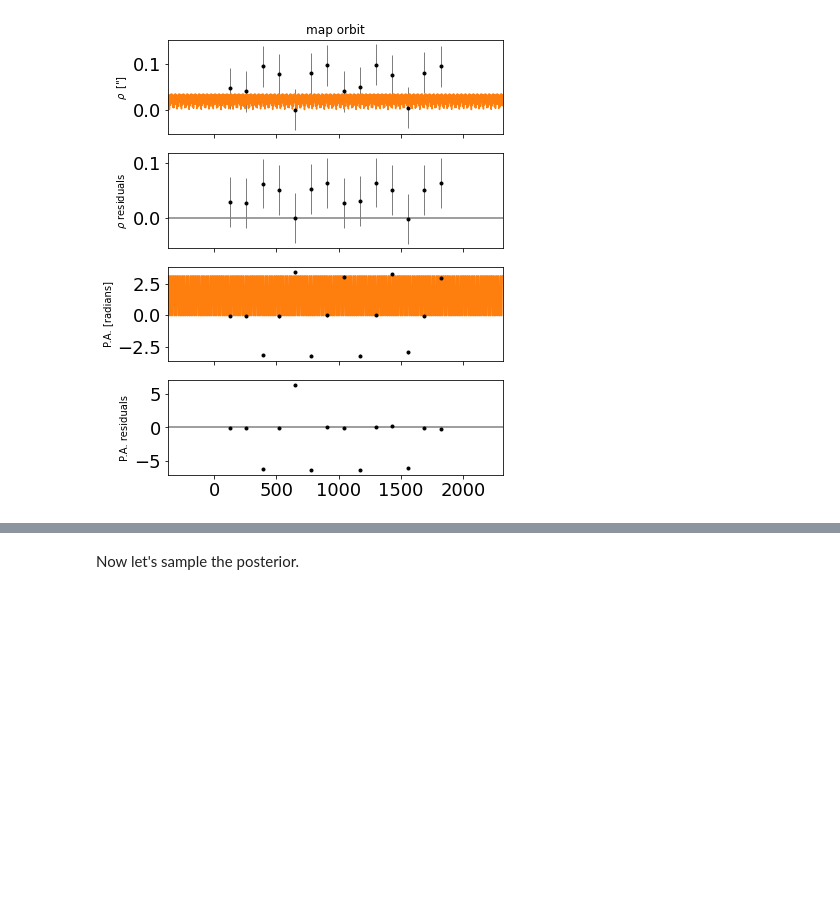
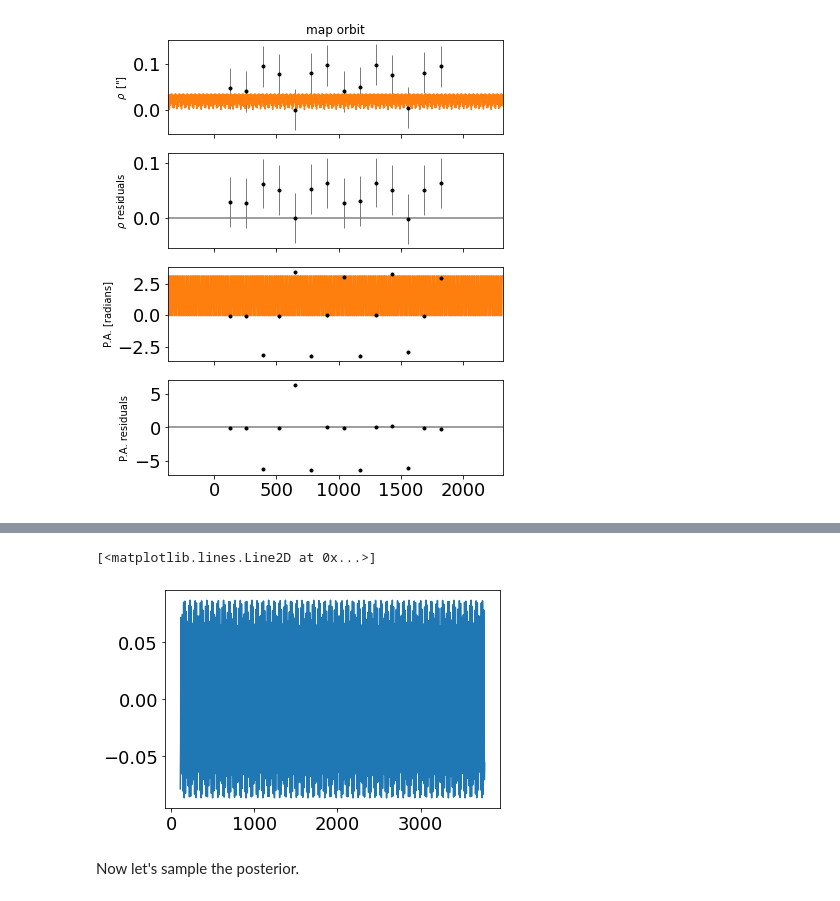
Before and after one commit to dyahalomi/roman_astrometry, a Jupyter notebook: Code/Model_Earth.ipynb, the cells around one changed output, grey strips where cells are left out. Cells and saved outputs as stored; diff of their text form; code cells hidden in the pictures; blank space fills up the shorter version.

```diff
--- a/Code/Model_Earth.ipynb
+++ b/Code/Model_Earth.ipynb
@@ -1113,3 +1113,8 @@ print(_)
+# %%
+plt.plot(t, map_soln["rv_model_pred"])
+# %% [output]
+[<matplotlib.lines.Line2D at 0x...>]
+[figure, added]
 # %% [markdown]
 Now let's sample the posterior.
 # %%
```
Also changed, not shown: parts of 9 cells of this notebook.
